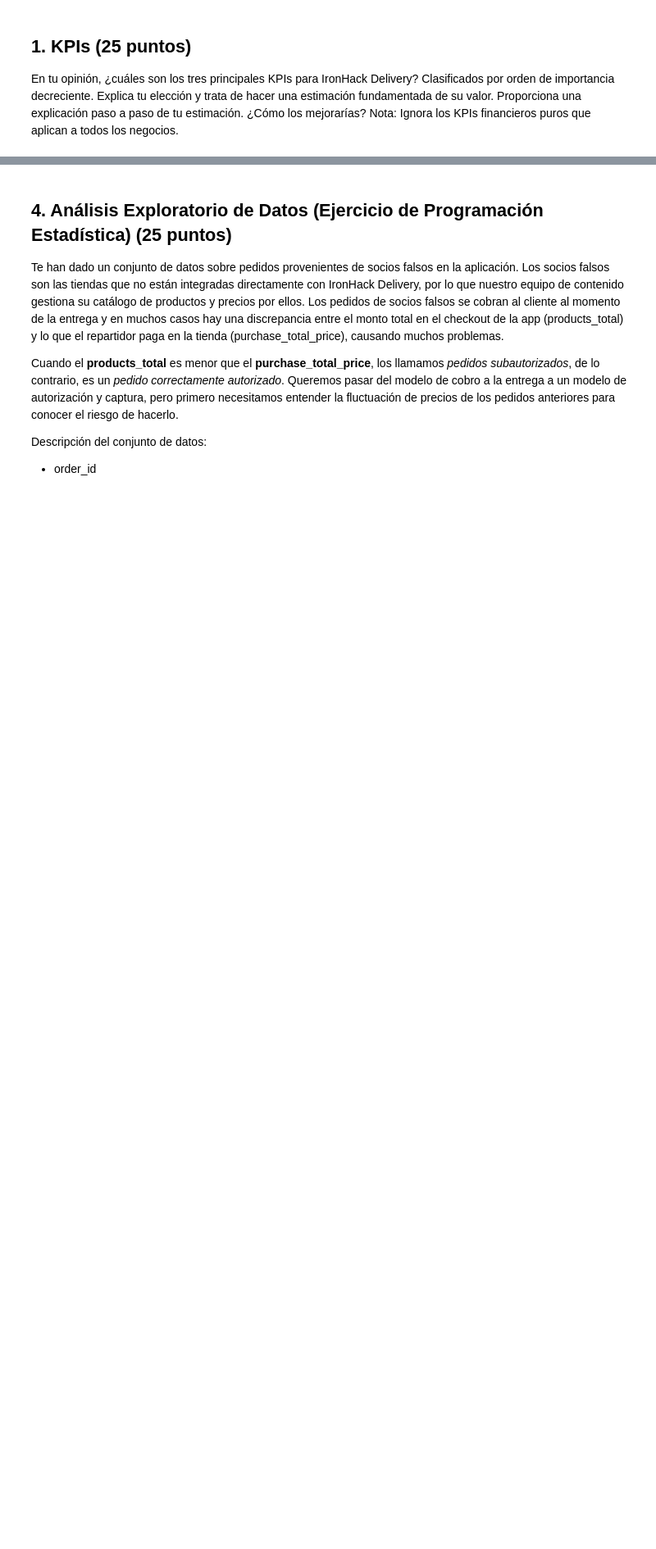
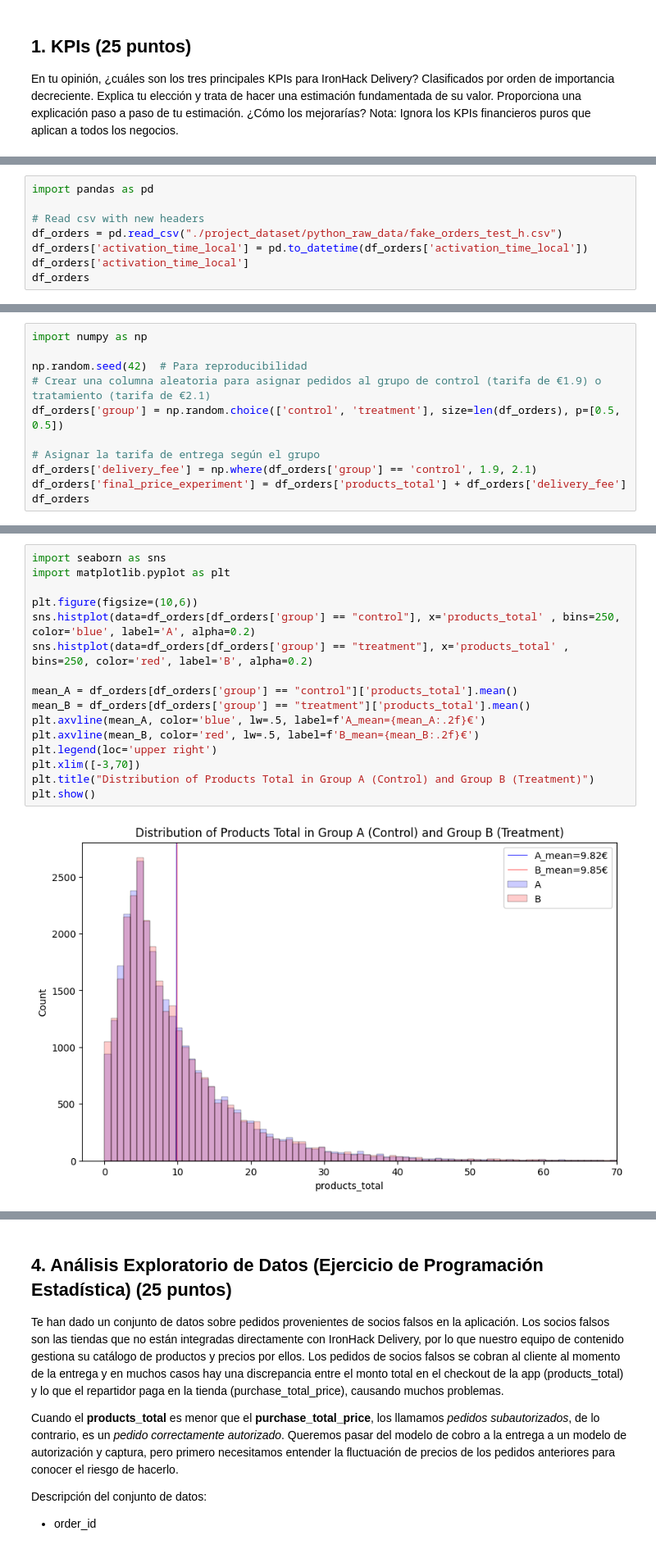
Before and after one commit to elenamartinezg/project-3-ironhack-delivery-es, a Jupyter notebook: project3.ipynb, the cells around one changed output, grey strips where cells are left out. Shown at 82% size. Saved outputs shown, nothing was run; the diff lists cells and outputs as text; blank space fills up the shorter version.

Commit message:
Test AB

```diff
--- a/project3.ipynb
+++ b/project3.ipynb
@@ -23,0 +62,8 @@ Explica en detalle cómo abordarías esta tarea, enfocándote en lo siguiente:
+# %%
+import pandas as pd
+
+# Read csv with new headers
+df_orders = pd.read_csv("./project_dataset/python_raw_data/fake_orders_test_h.csv")
+df_orders['activation_time_local'] = pd.to_datetime(df_orders['activation_time_local'])
+df_orders['activation_time_local']
+df_orders
@@ -23,0 +84,11 @@ Explica en detalle cómo abordarías esta tarea, enfocándote en lo siguiente:
+# %%
+import numpy as np
+
+np.random.seed(42)  # Para reproducibilidad
+# Crear una columna aleatoria para asignar pedidos al grupo de control (tarifa de €1.9) o tratamiento (tarifa de €2.1)
+df_orders['group'] = np.random.choice(['control', 'treatment'], size=len(df_orders), p=[0.5, 0.5])
+
+# Asignar la tarifa de entrega según el grupo
+df_orders['delivery_fee'] = np.where(df_orders['group'] == 'control', 1.9, 2.1)
+df_orders['final_price_experiment'] = df_orders['products_total'] + df_orders['delivery_fee']
+df_orders
@@ -23,0 +140,18 @@ Explica en detalle cómo abordarías esta tarea, enfocándote en lo siguiente:
+# %%
+import seaborn as sns
+import matplotlib.pyplot as plt
+
+plt.figure(figsize=(10,6))
+sns.histplot(data=df_orders[df_orders['group'] == "control"], x='products_total' , bins=250, color='blue', label='A', alpha=0.2)
+sns.histplot(data=df_orders[df_orders['group'] == "treatment"], x='products_total' , bins=250, color='red', label='B', alpha=0.2)
+
+mean_A = df_orders[df_orders['group'] == "control"]['products_total'].mean()
+mean_B = df_orders[df_orders['group'] == "treatment"]['products_total'].mean()
+plt.axvline(mean_A, color='blue', lw=.5, label=f'A_mean={mean_A:.2f}€')
+plt.axvline(mean_B, color='red', lw=.5, label=f'B_mean={mean_B:.2f}€')
+plt.legend(loc='upper right')
+plt.xlim([-3,70])
+plt.title("Distribution of Products Total in Group A (Control) and Group B (Treatment)")
+plt.show()
+# %% [output]
+[figure, added]
```
Also changed, not shown: parts of 24 cells of this notebook.
